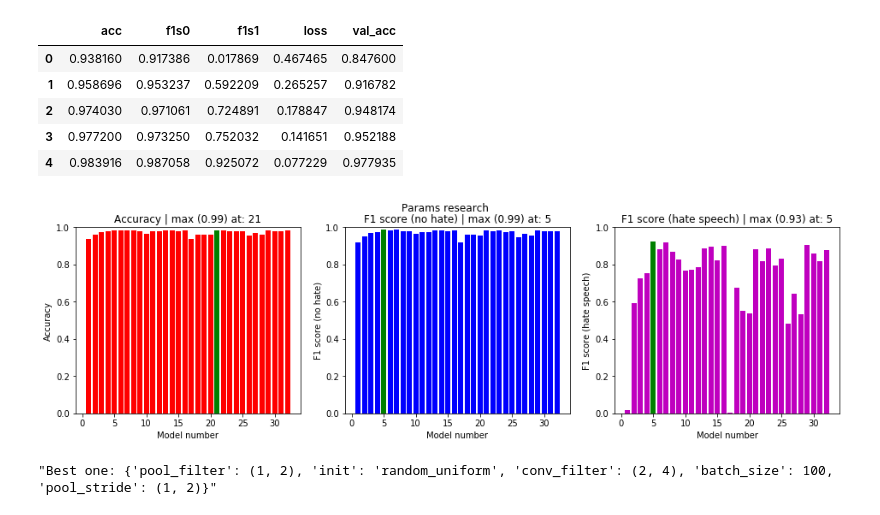
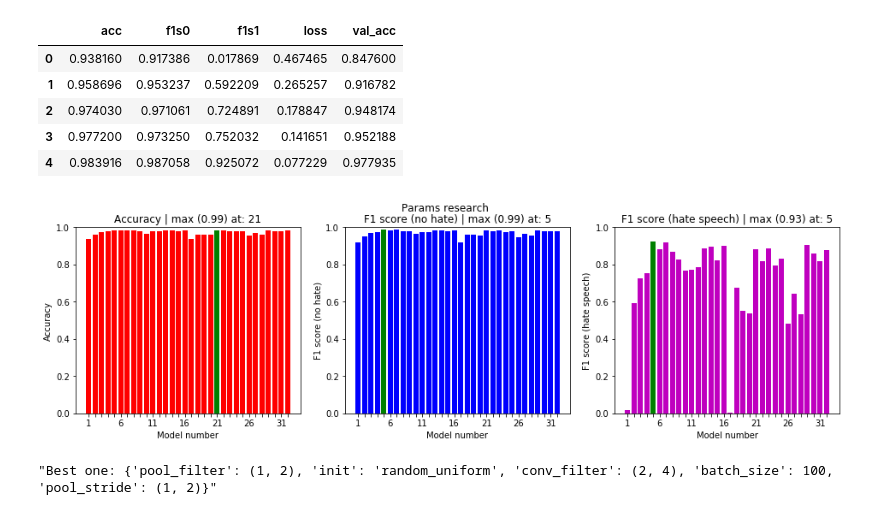
Before and after one commit to kk0walski/Phase_2, a Jupyter notebook: HSD_PL_Conv_model.ipynb, the cells around one changed output. Cells and saved outputs as stored; diff of their text form; code cells hidden in the pictures.

```diff
--- a/HSD_PL_Conv_model.ipynb
+++ b/HSD_PL_Conv_model.ipynb
@@ -169,10 +170,11 @@ class ConvModel():
     def save(self, file_name):
         self.model.save(file_name)
 # %%
-def models_comparison_bars(df, title, save_file=None):
+def models_comparison_bars(df, title, interval=2, save_file=None):
     fig, axs = plt.subplots(1, 3, figsize=(16, 4))
 
-    x = range(1, len(df) + 1)
+    labels = [i+1 if i%interval == 0 else '' for i in range(len(df))]
+    x = range(len(labels))
     acc = df['acc'].values
     f1s0 = df['f1s0'].values
     f1s1 = df['f1s1'].values
@@ -184,6 +186,8 @@ def models_comparison_bars(df, title, save_file=None):
     axs[0].bar(x, acc, color='r')
     axs[0].set_xlabel('Model number')
     axs[0].set_ylabel('Accuracy')
+    axs[0].set_xticks(x)
+    axs[0].set_xticklabels(labels)
     axs[0].set_ylim([0, 1])
     axs[0].set_title('Accuracy | max ({}) at: {}'.format(np.round(np.max(acc), 2), max_acc_id+1))
     axs[0].patches[max_acc_id].set_facecolor('g')
@@ -192,6 +196,8 @@ def models_comparison_bars(df, title, save_file=None):
     axs[1].set_xlabel('Model number')
     axs[1].set_ylabel('F1 score (no hate)')
     axs[1].set_title('F1 score (no hate) | max ({}) at: {}'.format(np.round(np.max(f1s0), 2), max_f1s0_id+1))
+    axs[1].set_xticks(x)
+    axs[1].set_xticklabels(labels)
     axs[1].set_ylim([0, 1])
     axs[1].patches[max_f1s0_id].set_facecolor('g')
 
@@ -200,6 +206,8 @@ def models_comparison_bars(df, title, save_file=None):
     axs[2].set_ylabel('F1 score (hate speech)')
     axs[2].set_title('F1 score (hate speech) | max ({}) at: {}'.format(np.round(np.max(f1s1), 2),
                                                                        max_f1s1_id+1))
+    axs[2].set_xticks(x)
+    axs[2].set_xticklabels(labels)
     axs[2].set_ylim([0, 1])
     axs[2].patches[max_f1s1_id].set_facecolor('g')
 
@@ -331,9 +340,10 @@ p_results_df.head()
 | 3 | 0.977200 | 0.973250 | 0.752032 | 0.141651 | 0.952188 |
 | 4 | 0.983916 | 0.987058 | 0.925072 | 0.077229 | 0.977935 |
 # %%
-models_comparison_bars(p_results_df, title='Params research', save_file='results/pl_conv/params_research.png')
+models_comparison_bars(p_results_df, title='Params research', interval=5,
+                       save_file='results/pl_conv/params_research.png')
 # %% [output]
-[figure, old version]
+[figure, new version]
 # %%
 best_num = 5
 'Best one: {}'.format(p_options[best_num-1])
```
Also changed, not shown: parts of 15 cells of this notebook, 7 other files.
